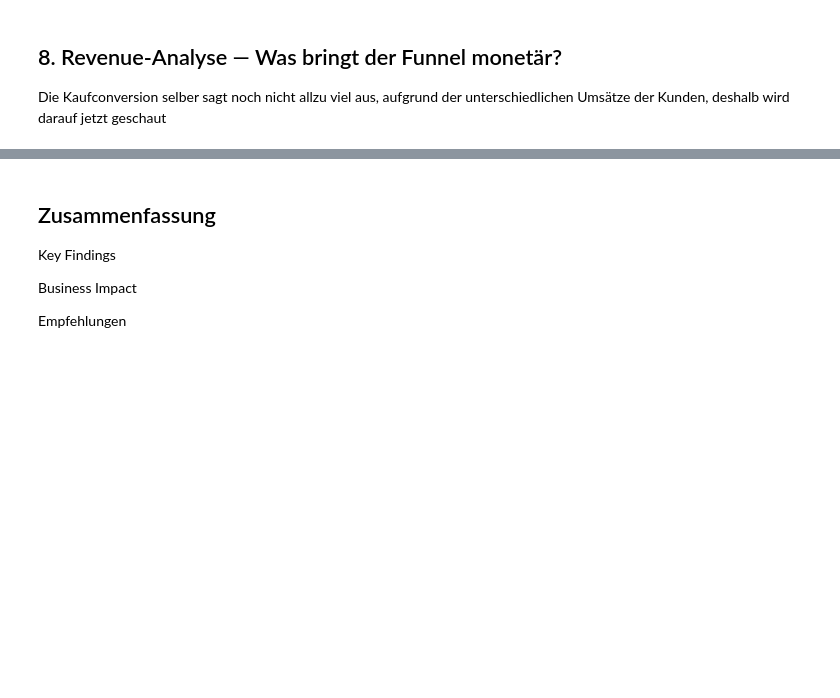
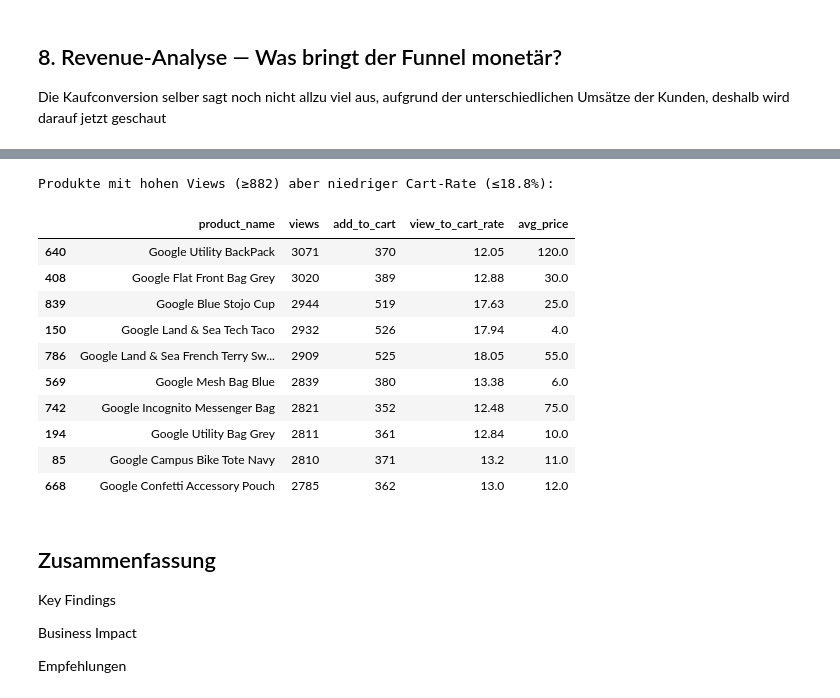
Before and after one commit to Buck-Data/Funnel-Analysis, a Jupyter notebook: notebooks/Big_Query.ipynb, the cells around one changed output, grey strips where cells are left out. Saved outputs shown, nothing was run; the diff lists cells and outputs as text; code cells hidden in the pictures; blank space fills up the shorter version.

```diff
--- a/notebooks/Big_Query.ipynb
+++ b/notebooks/Big_Query.ipynb
@@ -892,0 +1087,28 @@ plt.show()
+# %%
+view_threshold      = df_products_pd['views'].quantile(0.75)
+cart_rate_threshold = df_products_pd['view_to_cart_rate'].quantile(0.25)
+
+problem_products = (
+    df_products_pd[
+        (df_products_pd['views'] >= view_threshold) &
+        (df_products_pd['view_to_cart_rate'] <= cart_rate_threshold)
+    ]
+    .sort_values('views', ascending=False)
+    .head(10)
+)
+
+print(f"Produkte mit hohen Views (≥{view_threshold:.0f}) aber niedriger Cart-Rate (≤{cart_rate_threshold:.1f}%):")
+problem_products[['product_name', 'views', 'add_to_cart', 'view_to_cart_rate', 'avg_price']]
+# %% [output]
+Produkte mit hohen Views (≥882) aber niedriger Cart-Rate (≤18.8%):
+|  | product_name | views | add_to_cart | view_to_cart_rate | avg_price |
+| 640 | Google Utility BackPack | 3071 | 370 | 12.05 | 120.0 |
+| 408 | Google Flat Front Bag Grey | 3020 | 389 | 12.88 | 30.0 |
+| 839 | Google Blue Stojo Cup | 2944 | 519 | 17.63 | 25.0 |
+| 150 | Google Land & Sea Tech Taco | 2932 | 526 | 17.94 | 4.0 |
+| 786 | Google Land & Sea French Terry Sw... | 2909 | 525 | 18.05 | 55.0 |
+| 569 | Google Mesh Bag Blue | 2839 | 380 | 13.38 | 6.0 |
+| 742 | Google Incognito Messenger Bag | 2821 | 352 | 12.48 | 75.0 |
+| 194 | Google Utility Bag Grey | 2811 | 361 | 12.84 | 10.0 |
+| 85 | Google Campus Bike Tote Navy | 2810 | 371 | 13.2 | 11.0 |
+| 668 | Google Confetti Accessory Pouch | 2785 | 362 | 13.0 | 12.0 |
```
Also changed, not shown: parts of 27 cells of this notebook.
